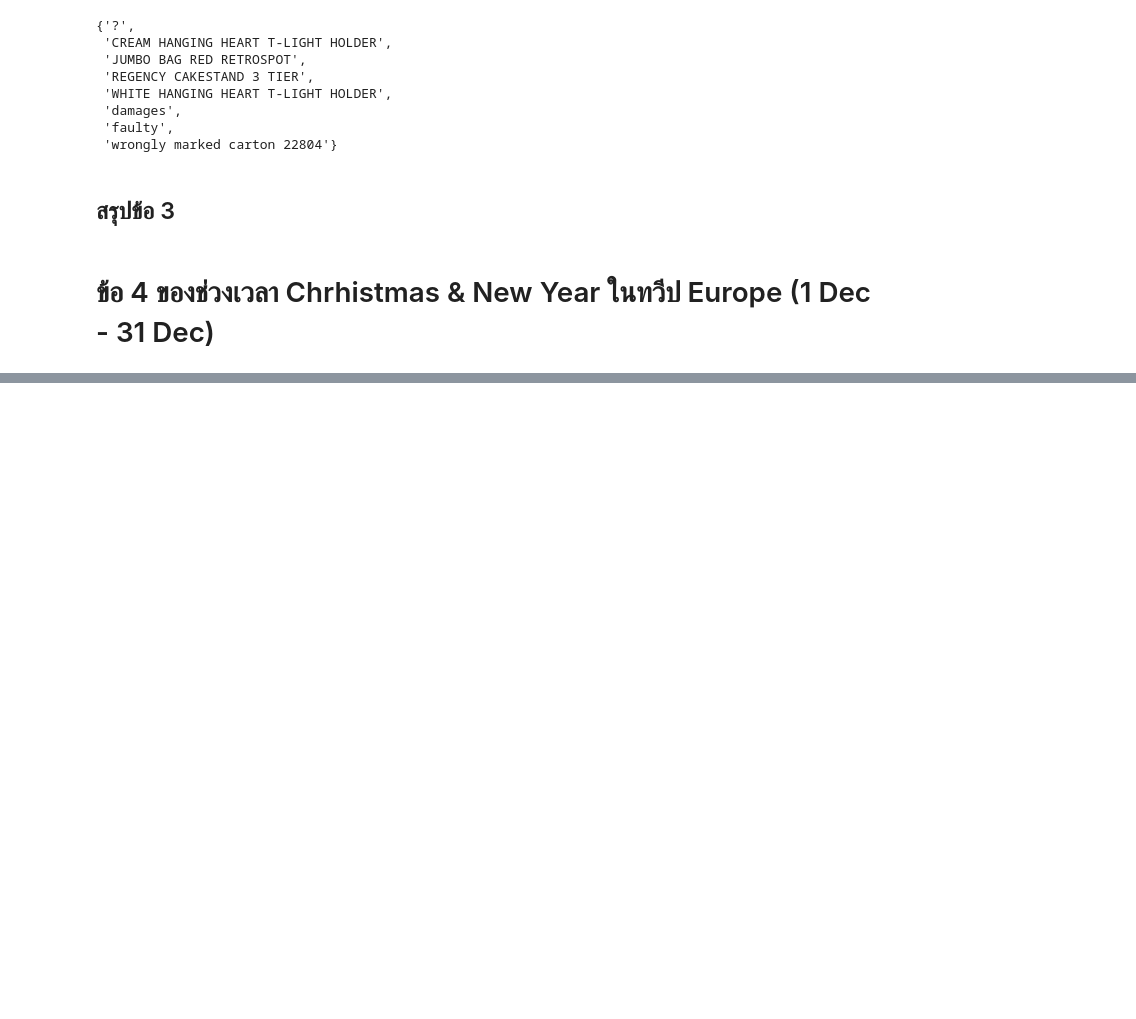
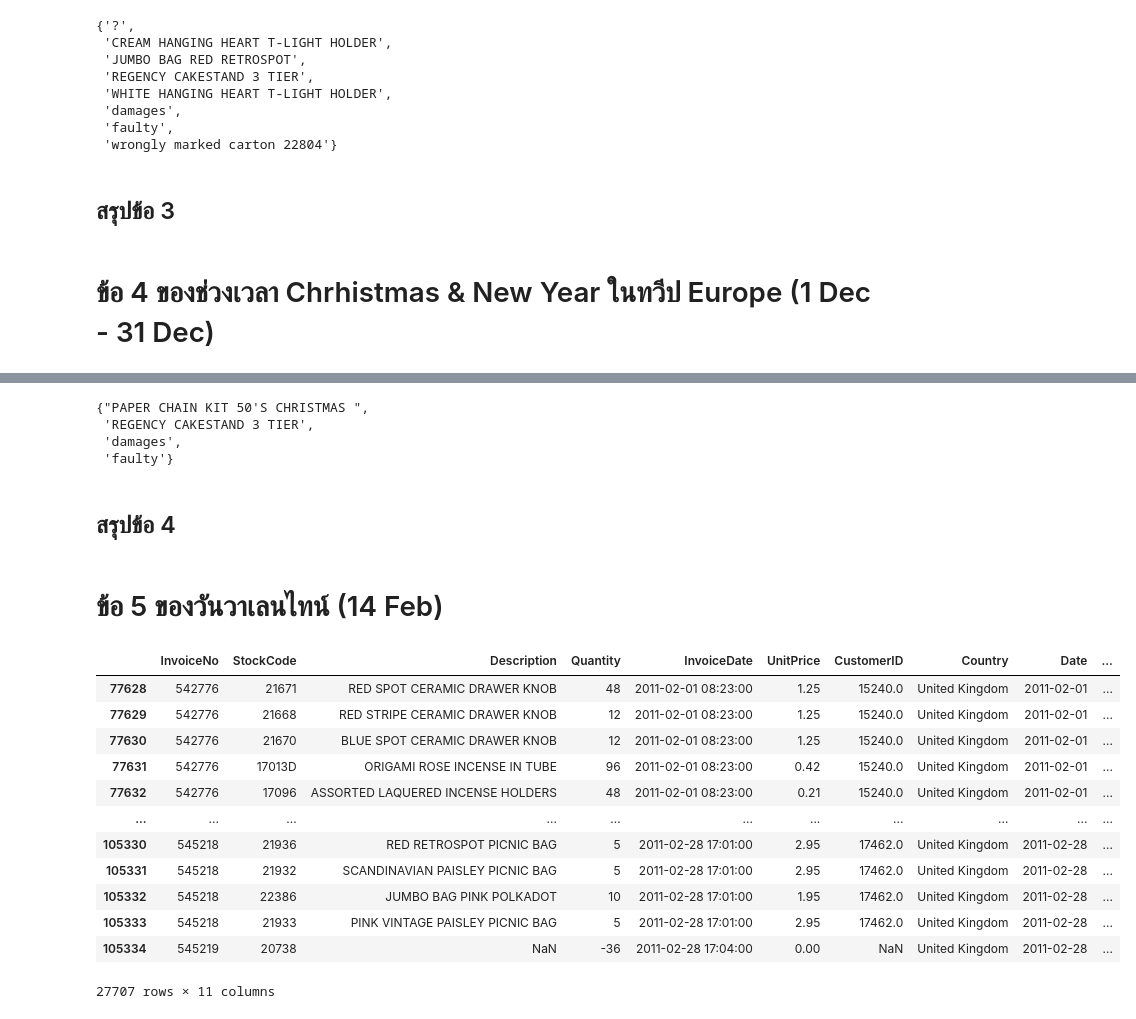
Before and after one commit to Aingon14/BSC_DPDM23, a Jupyter notebook: Frequent_Patterns_HW1.ipynb, the cells around one changed output, grey strips where cells are left out. Saved outputs shown, nothing was run; the diff lists cells and outputs as text; code cells hidden in the pictures; blank space fills up the shorter version.

```diff
--- a/Frequent_Patterns_HW1.ipynb
+++ b/Frequent_Patterns_HW1.ipynb
@@ -424,0 +488,30 @@ Europe = [
+# %%
+# ดูว่าสินค้านั้นคืออะไร
+
+set(data[(data['StockCode']=='22086')|(data['StockCode']=='22423')]['Description'])
+# %% [output]
+{"PAPER CHAIN KIT 50'S CHRISTMAS ",
+ 'REGENCY CAKESTAND 3 TIER',
+ 'damages',
+ 'faulty'}
+# %% [markdown]
+## สรุปข้อ 4
+# %% [markdown]
+# ข้อ 5 ของวันวาเลนไทน์ (14 Feb)
+# %%
+Valen_data = data[(data['month']==2)]
+Valen_data
+# %% [output]
+|  | InvoiceNo | StockCode | Description | Quantity | InvoiceDate | UnitPrice | CustomerID | Country | Date | ... |
+| 77628 | 542776 | 21671 | RED SPOT CERAMIC DRAWER KNOB | 48 | 2011-02-01 08:23:00 | 1.25 | 15240.0 | United Kingdom | 2011-02-01 | ... |
+| 77629 | 542776 | 21668 | RED STRIPE CERAMIC DRAWER KNOB | 12 | 2011-02-01 08:23:00 | 1.25 | 15240.0 | United Kingdom | 2011-02-01 | ... |
+| 77630 | 542776 | 21670 | BLUE SPOT CERAMIC DRAWER KNOB | 12 | 2011-02-01 08:23:00 | 1.25 | 15240.0 | United Kingdom | 2011-02-01 | ... |
+| 77631 | 542776 | 17013D | ORIGAMI ROSE INCENSE IN TUBE | 96 | 2011-02-01 08:23:00 | 0.42 | 15240.0 | United Kingdom | 2011-02-01 | ... |
+| 77632 | 542776 | 17096 | ASSORTED LAQUERED INCENSE HOLDERS | 48 | 2011-02-01 08:23:00 | 0.21 | 15240.0 | United Kingdom | 2011-02-01 | ... |
+| ... | ... | ... | ... | ... | ... | ... | ... | ... | ... | ... |
+| 105330 | 545218 | 21936 | RED RETROSPOT PICNIC BAG | 5 | 2011-02-28 17:01:00 | 2.95 | 17462.0 | United Kingdom | 2011-02-28 | ... |
+| 105331 | 545218 | 21932 | SCANDINAVIAN PAISLEY PICNIC BAG | 5 | 2011-02-28 17:01:00 | 2.95 | 17462.0 | United Kingdom | 2011-02-28 | ... |
+| 105332 | 545218 | 22386 | JUMBO BAG PINK POLKADOT | 10 | 2011-02-28 17:01:00 | 1.95 | 17462.0 | United Kingdom | 2011-02-28 | ... |
+| 105333 | 545218 | 21933 | PINK VINTAGE PAISLEY PICNIC BAG | 5 | 2011-02-28 17:01:00 | 2.95 | 17462.0 | United Kingdom | 2011-02-28 | ... |
+| 105334 | 545219 | 20738 | NaN | -36 | 2011-02-28 17:04:00 | 0.00 | NaN | United Kingdom | 2011-02-28 | ... |
+27707 rows × 11 columns
```
Also changed, not shown: parts of 15 cells of this notebook.
